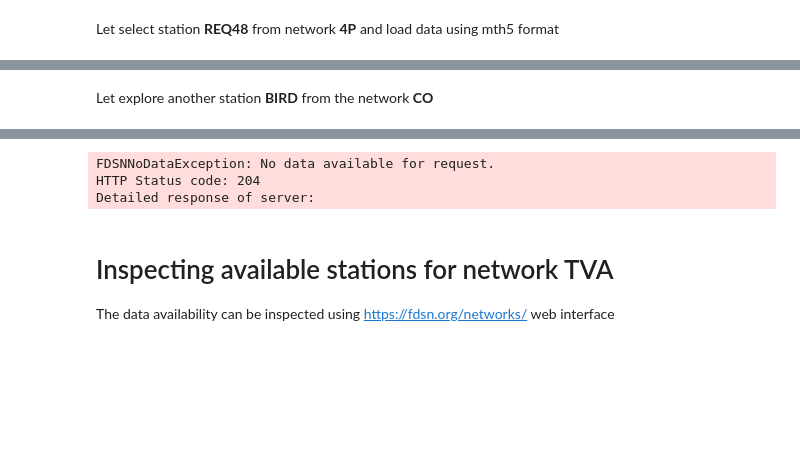
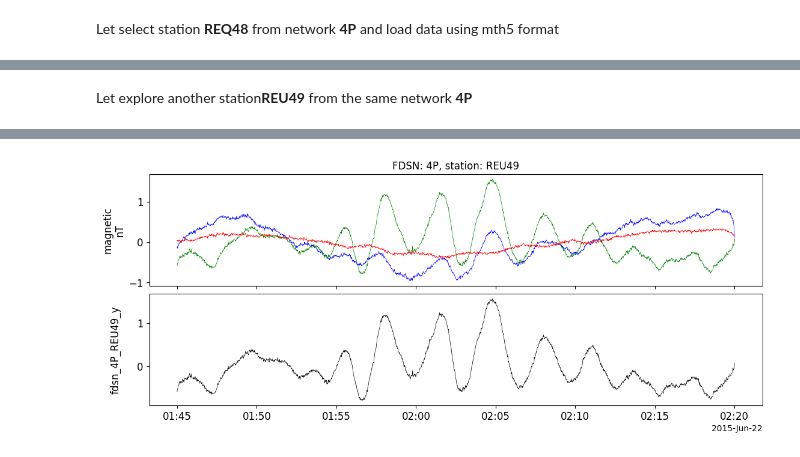
Before and after one commit to spedas/pyspedas, a Jupyter notebook: pyspedas/mth5/examples/comparison_with_publications.ipynb, the cells around one changed output, grey strips where cells are left out. Drawn from its saved outputs; the diff is of its cells as text; code cells hidden in the pictures; blank space fills up the shorter version.

```diff
--- a/pyspedas/mth5/examples/comparison_with_publications.ipynb
+++ b/pyspedas/mth5/examples/comparison_with_publications.ipynb
@@ -89,12 +91,12 @@ pytplot.tplot(['fdsn_4P_REQ48', 'fdsn_4P_REQ48_y'])
 [figure]
 # %% [markdown]
-Let explore another station **BIRD** from the network **CO**
+Let explore another station**REU49** from the same network **4P**
 # %%
-load_fdsn(network="CO", station="BIRD", trange=[date_start, date_end], nodownload=True)
+load_fdsn(network="4P", station="REU49", trange=[date_start, date_end], nodownload=True)
 
 # Split data into individual components
-pytplot.split_vec('fdsn_CO_BIRD')
+pytplot.split_vec('fdsn_4P_REU49')
 
 # Plot all data and the y component
-pytplot.tplot(['fdsn_CO_BIRD', 'fdsn_CO_BIRD_y'])
+pytplot.tplot(['fdsn_4P_REU49', 'fdsn_4P_REU49_y'])
 # %% [output]
@@ -105,7 +106 @@ pytplot.tplot(['fdsn_CO_BIRD', 'fdsn_CO_BIRD_y'])
-FDSNNoDataException: No data available for request.
-HTTP Status code: 204
-Detailed response of server:
+[figure, added]
-# %% [markdown]
-# Inspecting available stations for network TVA
-
-The data availability can be inspected using https://fdsn.org/networks/ web interface
```
Also changed, not shown: parts of 11 cells of this notebook, 3 other files.
